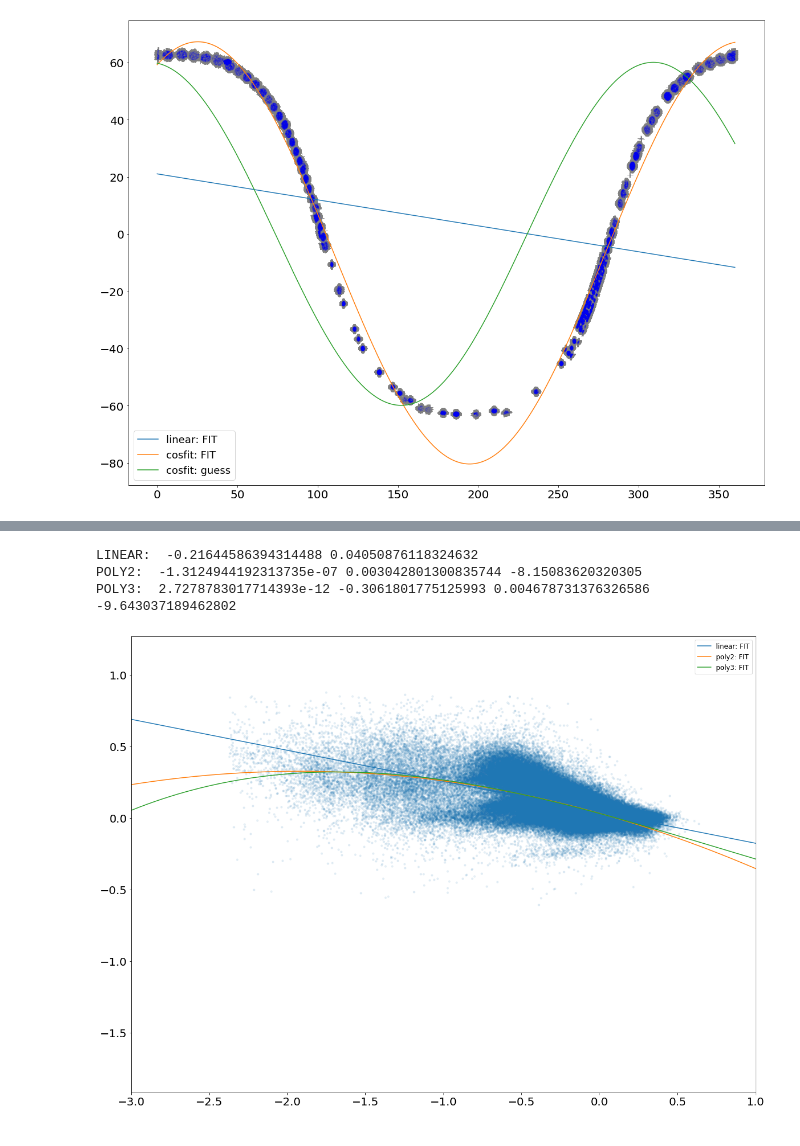
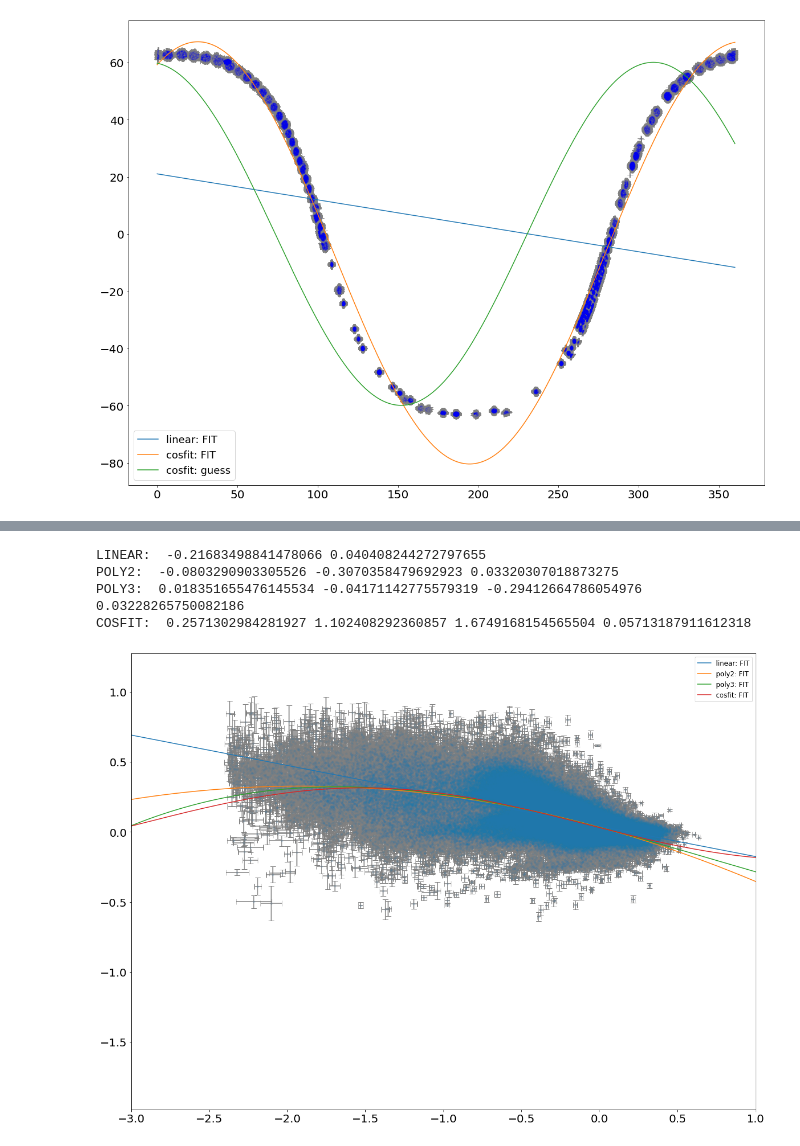
Before and after one commit to Firsttimecoding/Github-PHYS20323, a Jupyter notebook: Week11_HWb.ipynb, the cells around one changed output, grey strips where cells are left out. Cells and saved outputs as stored; diff of their text form; code cells hidden in the pictures.

```diff
--- a/Week11_HWb.ipynb
+++ b/Week11_HWb.ipynb
@@ -327,41 +349,54 @@ ax_3 = fig_3.add_subplot(111)
 ## plot the raw data and error bars
 
 ax_3.scatter(star['FE_H'][cut3], star['O_FE'][cut3],s=10,alpha=0.1)
-#ax_3.errorbar((star['Fe_H'][cut3]),star['O_FE'][cut3], xerr=(star['Fe_H_ERR'][cut3]), yerr=(star['O_FE_ERR'][cut3]), ecolor='grey',fmt='none', capsize=5, zorder=0)
+ax_3.errorbar((star['Fe_H'][cut3]),star['O_FE'][cut3], xerr=(star['Fe_H_ERR'][cut3]), yerr=(star['O_FE_ERR'][cut3]), ecolor='grey',fmt='none', capsize=5, zorder=0)
 
 ax_3.xaxis.set_tick_params(labelsize=20)
 ax_3.yaxis.set_tick_params(labelsize=20)
 
 ## Linear Fit:
 
-slope_2, intercept_2 = mcFit2(linear, star['FE_H'][cut3], star['O_FE'][cut3], star['FE_H_ERR'][cut3], star['O_FE_ERR'][cut3])
+slope_2, intercept_2 = mcFit2(linear, star['Fe_H'][cut3], star['O_FE'][cut3], star['O_FE_ERR'][cut3], star['Fe_H_ERR'][cut3])
 print("LINEAR: ",slope_2, intercept_2)
 
 ## Polynomial degree 2 Fit:
 
-param2_1, param2_2, param2_3 = mcFit3(poly2, star['Fe_H'][cut3], star['O_FE'][cut3], star['Fe_H_ERR'][cut3], star['O_FE_ERR'][cut3])
-print("POLY2: ", param1, param2,param3)
+param2_1_1, param2_2_1, param2_3_1 = mcFit3(poly2, star['Fe_H'][cut3], star['O_FE'][cut3], star['O_FE_ERR'][cut3], star['Fe_H_ERR'][cut3])
+print("POLY2: ", param2_1_1, param2_2_1, param2_3_1)
 
 ## Polynomial degree 3 Fit:
 
-param2_1_2, param2_2_2, param2_3_2, param2_4_2 = mcFit4(poly3, star['Fe_H'][cut3], star['O_FE'][cut3], star['Fe_H_ERR'][cut3], star['O_FE_ERR'][cut3])
-print("POLY3: ", param1_2, param2_2,param3_2, param4_2)
+param2_1_2, param2_2_2, param2_3_2, param2_4_2 = mcFit4(poly3, star['Fe_H'][cut3], star['O_FE'][cut3], star['O_FE_ERR'][cut3], star['Fe_H_ERR'][cut3])
+print("POLY3: ", param2_1_2, param2_2_2, param2_3_2, param2_4_2)
+
+## Cosine Fit:
+
+param2_1_3, param2_2_3, param2_3_3, param2_4_3 = mcFit4(cosfit, star['Fe_H'][cut3], star['O_FE'][cut3], star['O_FE_ERR'][cut3], star['Fe_H_ERR'][cut3])
+print("COSFIT: ", param2_1_3, param2_2_3, param2_3_3, param2_4_3)
+
+## Exponential Fit:
+
+#param2_1_4, param2_2_4, param2_3_4, param2_4_4 = mcFit4(exponential, star['Fe_H'][cut3], star['O_FE'][cut3], star['O_FE_ERR'][cut3], star['Fe_H_ERR'][cut3])
+#print("EXPONENTIAL: ", param1_3, param2_3,param3_3, param4_3)
 
 # PLOT FITS
 x_plot_2 = np.linspace(-5,1,1000) # X-PLOTING FOR FITS
 #linear fit:
 ax_3.plot(x_plot_2,linear(x_plot_2, slope_2, intercept_2), label='linear: FIT')
 #poly2 fit:
-ax_3.plot(x_plot_2,poly2(x_plot_2, param2_1, param2_2, param2_3), label='poly2: FIT')
+ax_3.plot(x_plot_2,poly2(x_plot_2, param2_1_1, param2_2_1, param2_3_1), label='poly2: FIT')
 #poly3 fit:
 ax_3.plot(x_plot_2,poly3(x_plot_2, param2_1_2, param2_2_2, param2_3_2, param2_4_2), label='poly3: FIT')
+#cosine fit:
+ax_3.plot(x_plot_2,cosfit(x_plot_2, param2_1_3, param2_2_3, param2_3_3, param2_4_3), label='cosfit: FIT')
 
 ax_3.set_xlim(-3,1)
 
 plt.legend(loc='best', fontsize=12)
 plt.show()
 # %% [output]
-LINEAR:  -0.21644586394314488 0.04050876118324632
-POLY2:  -1.3124944192313735e-07 0.003042801300835744 -8.15083620320305
-POLY3:  2.7278783017714393e-12 -0.3061801775125993 0.004678731376326586 -9.643037189462802
+LINEAR:  -0.21683498841478066 0.040408244272797655
+POLY2:  -0.0803290903305526 -0.3070358479692923 0.03320307018873275
+POLY3:  0.018351655476145534 -0.04171142775579319 -0.29412664786054976 0.03228265750082186
+COSFIT:  0.2571302984281927 1.102408292360857 1.6749168154565504 0.05713187911612318
-[figure, old version]
+[figure, new version]
```
Also changed, not shown: parts of 7 cells of this notebook, 2 other files.
